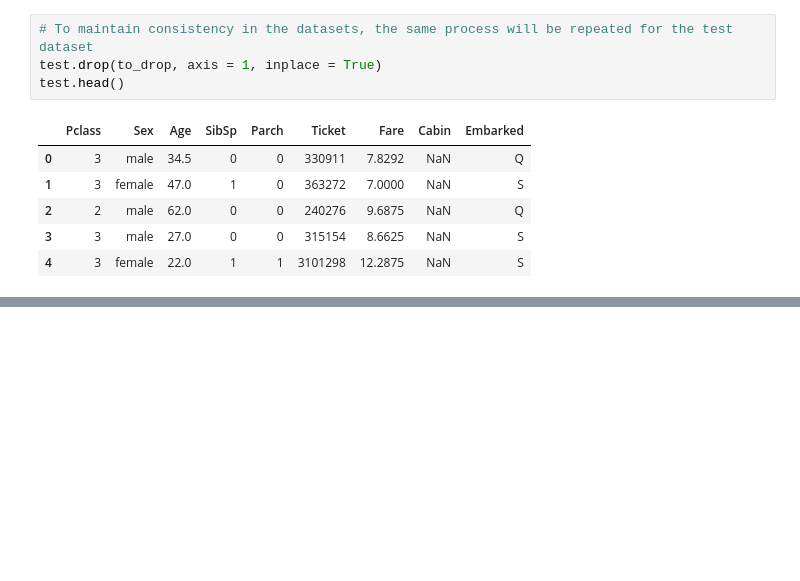
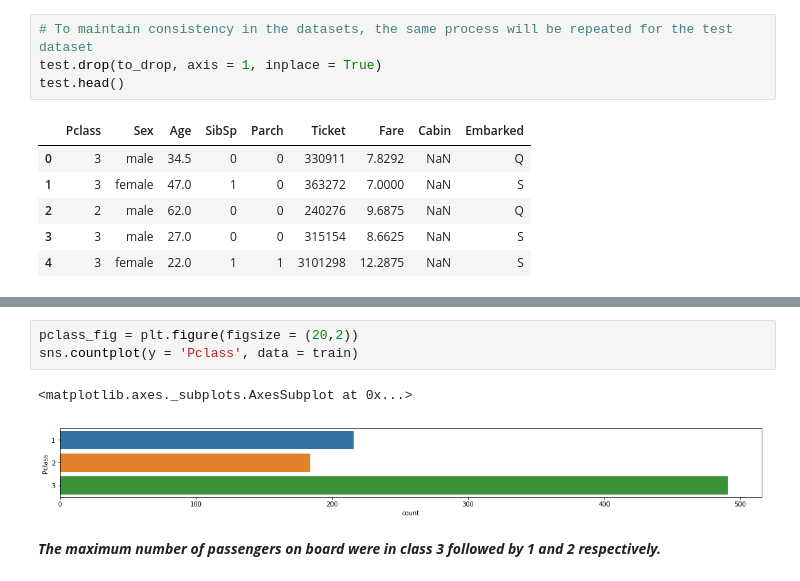
Before and after one commit to varushij/Titanic-Survivals, a Jupyter notebook: Titanic Survival Problem.ipynb, the cells around one changed output, grey strips where cells are left out. Saved outputs shown, nothing was run; the diff lists cells and outputs as text; blank space fills up the shorter version.

```diff
--- a/Titanic Survival Problem.ipynb
+++ b/Titanic Survival Problem.ipynb
@@ -104,0 +181,8 @@ test.head()
+# %%
+pclass_fig = plt.figure(figsize = (20,2))
+sns.countplot(y = 'Pclass', data = train)
+# %% [output]
+<matplotlib.axes._subplots.AxesSubplot at 0x...>
+[figure, added]
+# %% [markdown]
+__*The maximum number of passengers on board were in class 3 followed by 1 and 2 respectively.*__
```
Also changed, not shown: parts of 65 cells of this notebook.
